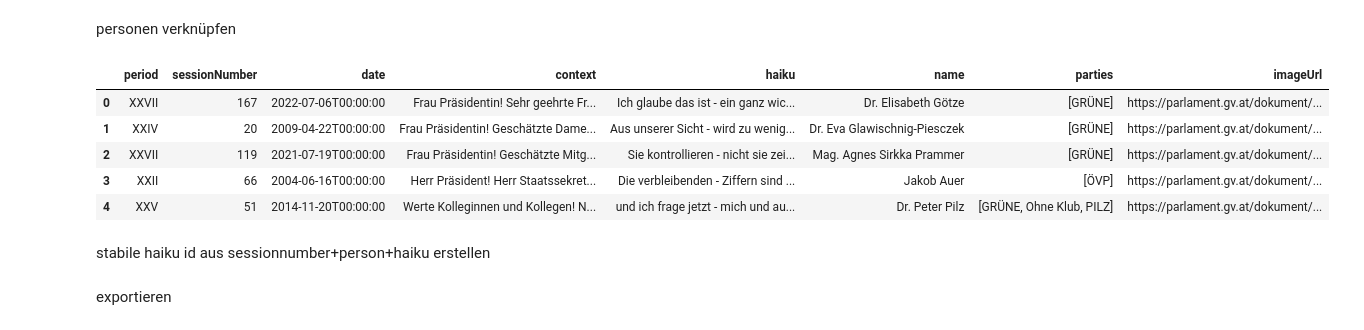
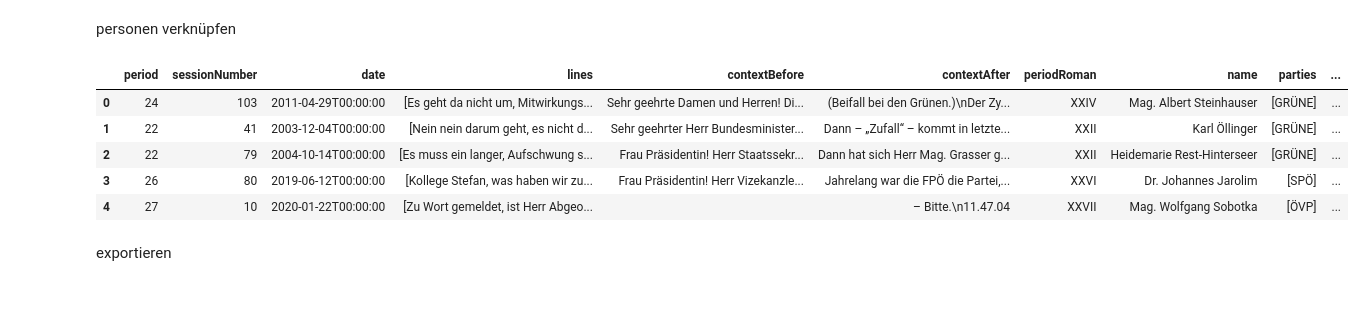
Before and after one commit to elias-gander/haiku-aus-dem-nationalrat, a Jupyter notebook: notebook.ipynb, the cells around one changed output. Drawn from its saved outputs; the diff is of its cells as text; code cells hidden in the pictures; blank space fills up the shorter version.

```diff
--- a/notebook.ipynb
+++ b/notebook.ipynb
@@ -113,5 +116,7 @@ liste auf haikus flatten
 # %%
-haiku = wortmeldungen.explode("haiku").dropna(subset=["haiku"])
-haiku = haiku.rename(columns={"text": "context"})
-haiku.head()
+haikus = wortmeldungen.explode(["lines", "contextIndices"]).dropna(subset=["lines"])
+haikus["contextBefore"] = haikus.apply(lambda row: row["text"][: row["contextIndices"][0]], axis=1)
+haikus["contextAfter"] = haikus.apply(lambda row: row["text"][row["contextIndices"][1] :], axis=1)
+haikus = haikus.drop(columns=["text", "contextIndices"])
+haikus.head()
 # %% [output]
@@ -123,0 +131,6 @@ haiku.head()
+# %%
+import roman
+
+haikus["periodRoman"] = haikus["period"]
+haikus["period"] = haikus["period"].apply(lambda periodRoman: roman.fromRoman(periodRoman))
+haikus.head()
@@ -126,16 +146,14 @@ personen verknüpfen
 # %%
 personen = pd.read_json("woswormeileistung/data/persons.json")
 personen = personen[["id", "name", "parties", "imageUrl"]]
 personen["id"] = personen["id"].astype(str)
-haiku = haiku.merge(personen, left_on="speaker", right_on="id", how="left")
-haiku = haiku.drop(columns=["id", "speaker"])
-haiku.head()
+haikus = haikus.merge(personen, left_on="speaker", right_on="id", how="left")
+haikus = haikus.drop(columns=["id", "speaker"])
+haikus.head()
 # %% [output]
-|  | period | sessionNumber | date | context | haiku | name | parties | imageUrl |
-| 0 | XXVII | 167 | 2022-07-06T00:00:00 | Frau Präsidentin! Sehr geehrte Fr... | Ich glaube das ist - ein ganz wic... | Dr. Elisabeth Götze | [GRÜNE] | https://parlament.gv.at/dokument/... |
-| 1 | XXIV | 20 | 2009-04-22T00:00:00 | Frau Präsidentin! Geschätzte Dame... | Aus unserer Sicht - wird zu wenig... | Dr. Eva Glawischnig-Piesczek | [GRÜNE] | https://parlament.gv.at/dokument/... |
-| 2 | XXVII | 119 | 2021-07-19T00:00:00 | Frau Präsidentin! Geschätzte Mitg... | Sie kontrollieren - nicht sie zei... | Mag. Agnes Sirkka Prammer | [GRÜNE] | https://parlament.gv.at/dokument/... |
-| 3 | XXII | 66 | 2004-06-16T00:00:00 | Herr Präsident! Herr Staatssekret... | Die verbleibenden - Ziffern sind ... | Jakob Auer | [ÖVP] | https://parlament.gv.at/dokument/... |
-| 4 | XXV | 51 | 2014-11-20T00:00:00 | Werte Kolleginnen und Kollegen! N... | und ich frage jetzt - mich und au... | Dr. Peter Pilz | [GRÜNE, Ohne Klub, PILZ] | https://parlament.gv.at/dokument/... |
+|  | period | sessionNumber | date | lines | contextBefore | contextAfter | periodRoman | name | parties | ... |
+| 0 | 24 | 103 | 2011-04-29T00:00:00 | [Es geht da nicht um, Mitwirkungs... | Sehr geehrte Damen und Herren! Di... | (Beifall bei den Grünen.)\nDer Zy... | XXIV | Mag. Albert Steinhauser | [GRÜNE] | ... |
+| 1 | 22 | 41 | 2003-12-04T00:00:00 | [Nein nein darum geht, es nicht d... | Sehr geehrter Herr Bundesminister... | Dann – „Zufall“ – kommt in letzte... | XXII | Karl Öllinger | [GRÜNE] | ... |
+| 2 | 22 | 79 | 2004-10-14T00:00:00 | [Es muss ein langer, Aufschwung s... | Frau Präsidentin! Herr Staatssekr... | Dann hat sich Herr Mag. Grasser g... | XXII | Heidemarie Rest-Hinterseer | [GRÜNE] | ... |
+| 3 | 26 | 80 | 2019-06-12T00:00:00 | [Kollege Stefan, was haben wir zu... | Frau Präsidentin! Herr Vizekanzle... | Jahrelang war die FPÖ die Partei,... | XXVI | Dr. Johannes Jarolim | [SPÖ] | ... |
+| 4 | 27 | 10 | 2020-01-22T00:00:00 | [Zu Wort gemeldet, ist Herr Abgeo... |  | – Bitte.\n11.47.04 | XXVII | Mag. Wolfgang Sobotka | [ÖVP] | ... |
-# %% [markdown]
-stabile haiku id aus sessionnumber+person+haiku erstellen
```
Also changed, not shown: parts of 8 cells of this notebook, 6 other files.
